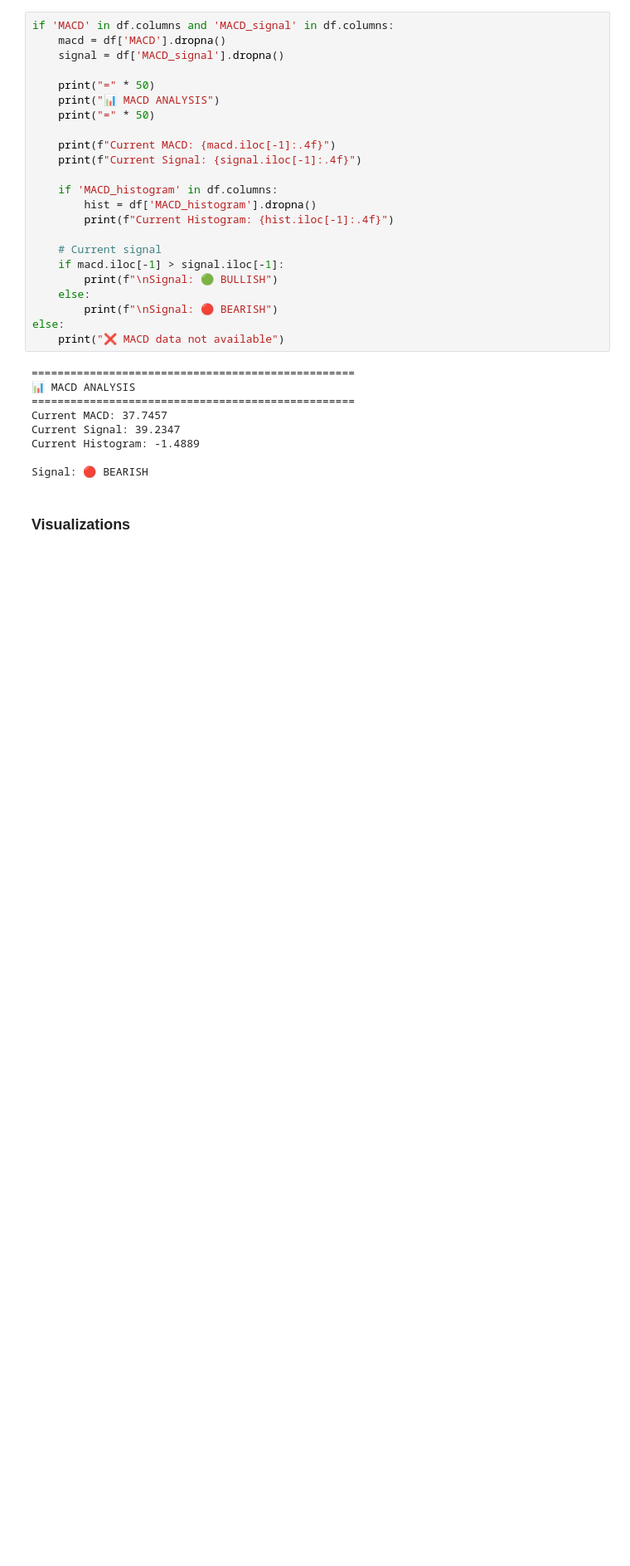
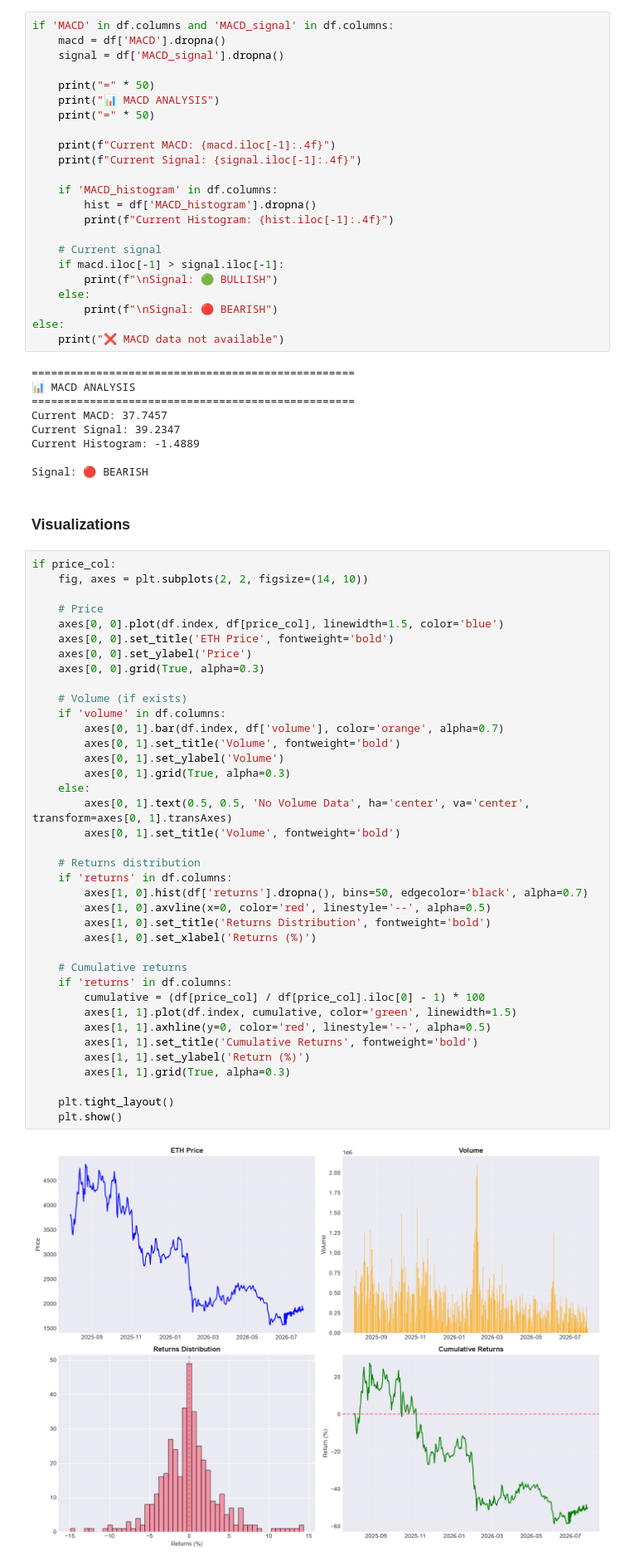
Before and after one commit to sachinchakrawarti/myprojets, a Jupyter notebook: projects/ethereum/manually/server/notebooks/ohlcv/notebooks/01_eda_exploratory_data_analysis/01_data_overview.ipynb, the cells around one changed output. Shown at 83% size. Cells and saved outputs as stored; diff of their text form; blank space fills up the shorter version.

```diff
--- a/projects/ethereum/manually/server/notebooks/ohlcv/notebooks/01_eda_exploratory_data_analysis/01_data_overview.ipynb
+++ b/projects/ethereum/manually/server/notebooks/ohlcv/notebooks/01_eda_exploratory_data_analysis/01_data_overview.ipynb
@@ -366,3 +366,43 @@ Current Histogram: -1.4889
 Signal: 🔴 BEARISH
 # %% [markdown]
 ### Visualizations
+# %%
+if price_col:
+    fig, axes = plt.subplots(2, 2, figsize=(14, 10))
+
+    # Price
+    axes[0, 0].plot(df.index, df[price_col], linewidth=1.5, color='blue')
+    axes[0, 0].set_title('ETH Price', fontweight='bold')
+    axes[0, 0].set_ylabel('Price')
+    axes[0, 0].grid(True, alpha=0.3)
+
+    # Volume (if exists)
+    if 'volume' in df.columns:
+        axes[0, 1].bar(df.index, df['volume'], color='orange', alpha=0.7)
+        axes[0, 1].set_title('Volume', fontweight='bold')
+        axes[0, 1].set_ylabel('Volume')
+        axes[0, 1].grid(True, alpha=0.3)
+    else:
+        axes[0, 1].text(0.5, 0.5, 'No Volume Data', ha='center', va='center', transform=axes[0, 1].transAxes)
+        axes[0, 1].set_title('Volume', fontweight='bold')
+
+    # Returns distribution
+    if 'returns' in df.columns:
+        axes[1, 0].hist(df['returns'].dropna(), bins=50, edgecolor='black', alpha=0.7)
+        axes[1, 0].axvline(x=0, color='red', linestyle='--', alpha=0.5)
+        axes[1, 0].set_title('Returns Distribution', fontweight='bold')
+        axes[1, 0].set_xlabel('Returns (%)')
+
+    # Cumulative returns
+    if 'returns' in df.columns:
+        cumulative = (df[price_col] / df[price_col].iloc[0] - 1) * 100
+        axes[1, 1].plot(df.index, cumulative, color='green', linewidth=1.5)
+        axes[1, 1].axhline(y=0, color='red', linestyle='--', alpha=0.5)
+        axes[1, 1].set_title('Cumulative Returns', fontweight='bold')
+        axes[1, 1].set_ylabel('Return (%)')
+        axes[1, 1].grid(True, alpha=0.3)
+
+    plt.tight_layout()
+    plt.show()
+# %% [output]
+[figure, added]
```
Also changed, not shown: 2 other files.
